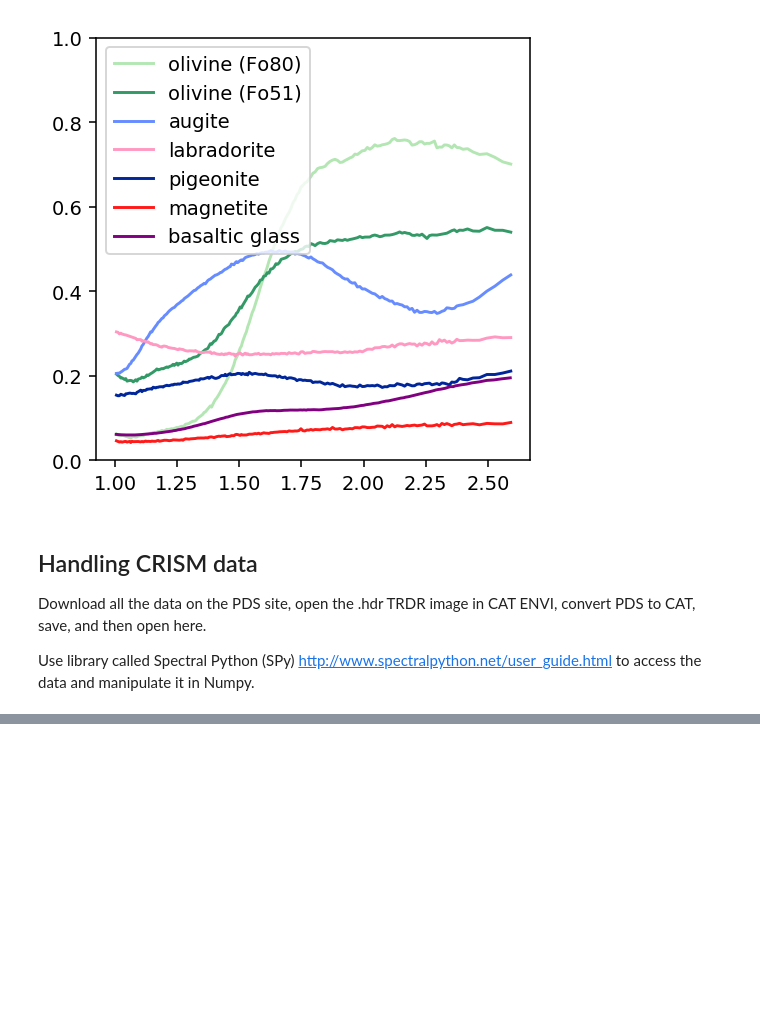
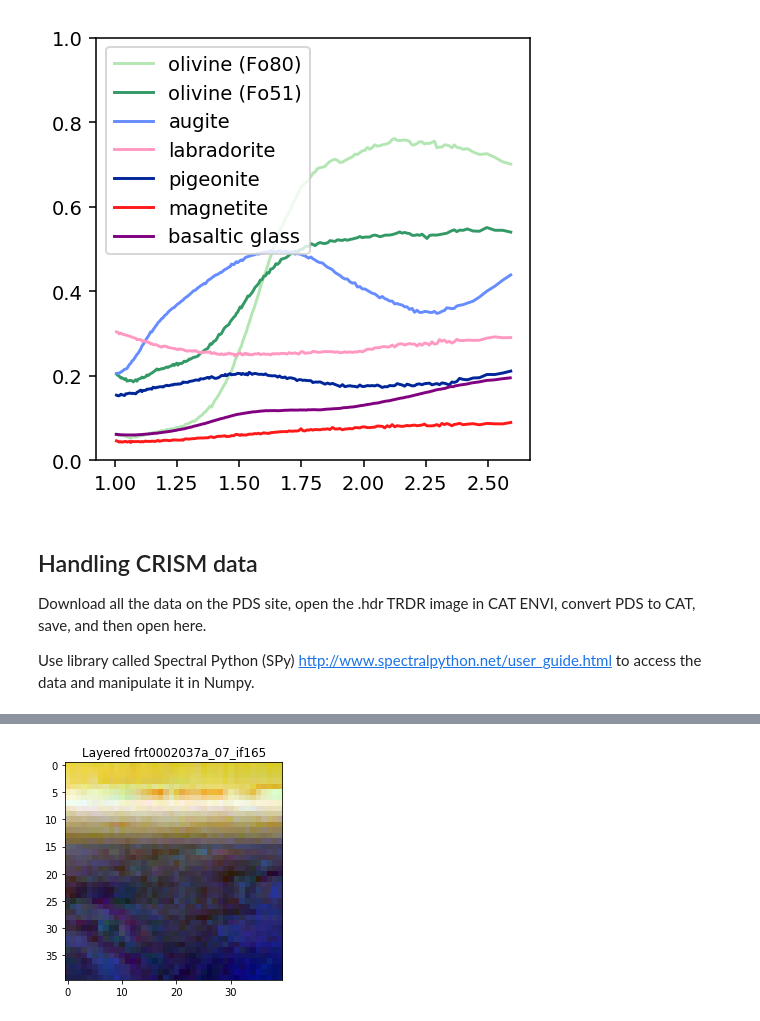
Before and after one commit to marinakiseleva/spectral_analysis, a Jupyter notebook: notebooks/CRISM Testing.ipynb, the cells around one changed output, grey strips where cells are left out. Cells and saved outputs as stored; diff of their text form; code cells hidden in the pictures; blank space fills up the shorter version.

```diff
--- a/notebooks/CRISM Testing.ipynb
+++ b/notebooks/CRISM Testing.ipynb
@@ -56,0 +59,14 @@ BASALT 184
+# %%
+IMG_DIR = 'cartOrder/cartorder/'
+IMG_NAME = 'frt0002037a_07_if165'
+S_IMG_WAVELENGTHS = IMG_DIR + 's_pixel_201_200.txt'
+L_IMG_WAVELENGTHS = IMG_DIR + 'l_pixel_x_201_y_200.txt'
+
+# record_layered_data(IMG_DIR, IMG_NAME, S_IMG_WAVELENGTHS, L_IMG_WAVELENGTHS)
+
+with open(DATA_DIR + 'GALE_CRATER/' + IMG_DIR  + 'layered_img_section.pickle', 'rb') as handle:
+    loaded_img = pickle.load(handle)
+# view = imshow(loaded_img[10:420,100:621,:], bands= (200, 71, 18), title="Layered " + IMG_NAME)
+view = imshow(loaded_img, bands= (120, 71, 18), title="Layered " + IMG_NAME)
+# %% [output]
+[figure, added]
```
Also changed, not shown: parts of 15 cells of this notebook, 10 other files.
